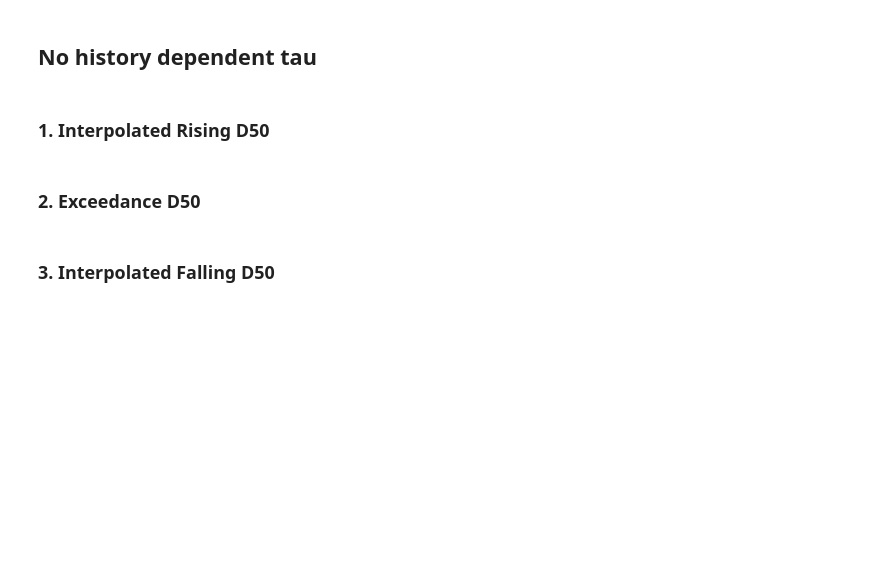
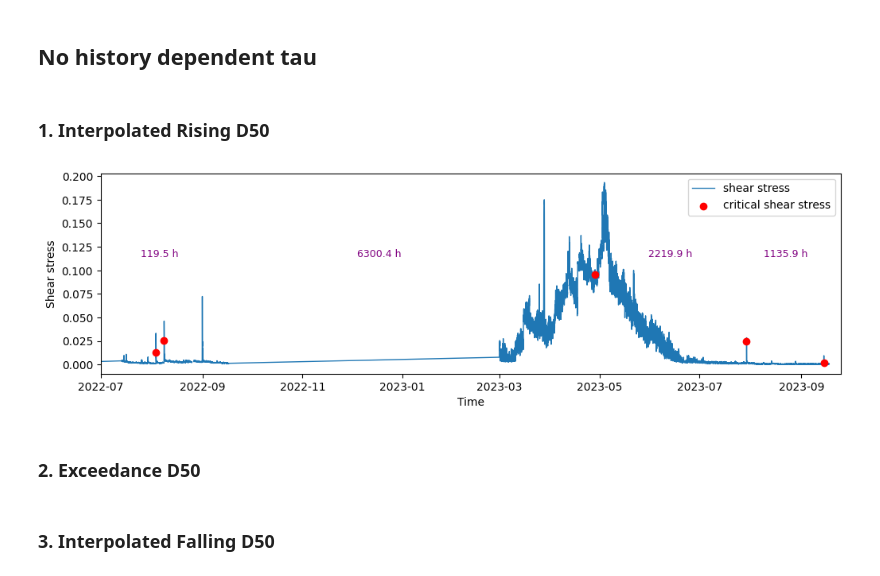
Before and after one commit to nicole-hucke/shear_stress_paper, a Jupyter notebook: antecedent_conditions/antecedent_calculations.ipynb, the cells around one changed output. Saved outputs shown, nothing was run; the diff lists cells and outputs as text; code cells hidden in the pictures; blank space fills up the shorter version.

Commit message:
plotting tauc and getting antecedent estimates

```diff
--- a/antecedent_conditions/antecedent_calculations.ipynb
+++ b/antecedent_conditions/antecedent_calculations.ipynb
@@ -125,6 +126,35 @@ events = "field_data/1_interpolated_rising_d50.csv"
 antecedent_1 = antecedent_average(events_csv=events,shear_stress=shear_stress)
 antecedent_2 = antecedent_average_below_tauc(events_csv=events,shear_stress=shear_stress)
 antecedent_3 = antecedent_cumulative_shear(events_csv=events,shear_stress=shear_stress)
+# %%
+# read and sort events
+events_df = pd.read_csv(events, parse_dates=["date"])
+events_df = events_df.sort_values("date").reset_index(drop=True)
+fig, ax = plt.subplots(figsize=(12, 4))
+# plot shear stress
+ax.plot(shear_stress["time"], shear_stress["tau*"], label="shear stress", linewidth=1)
+ax.scatter(events_df["date"], events_df["tauc*"], color="red", zorder=5, label="critical shear stress")
+# set x limit to data range (start in july 2022 to end in dec 2023)
+ax.set_xlim(pd.Timestamp("2022-07-01"), pd.Timestamp("2023-09-25"))
+# add time-between-events labels below x-axis
+ymin, ymax = ax.get_ylim()
+y_text = ymax - 0.08
+for i in range(len(events_df) - 1):
+    t_start = events_df.loc[i, "date"]
+    t_end = events_df.loc[i + 1, "date"]
+    hours_between = (t_end - t_start).total_seconds() / 3600
+    t_mid = t_start + (t_end - t_start) / 2
+    ax.text(t_mid, y_text, f"{hours_between:.1f} h", ha="center", va="top", fontsize=9,
+            color='purple', rotation=0, clip_on=False)
+
+# formatting
+ax.set_ylabel("Shear stress")
+ax.set_xlabel("Time")
+ax.legend()
+plt.subplots_adjust(bottom=0.25) # give space for text below axis
+plt.show()
+# %% [output]
+[figure, added]
 # %%
 antecedent_1.to_csv("field_data/results/1_interpolated_rising_d50/antecedent_average_shear.csv", index=False)
 antecedent_2.to_csv("field_data/results/1_interpolated_rising_d50/antecedent_average_below_tauc.csv", index=False)
```
Also changed, not shown: parts of 1 cell of this notebook, 4 other files.
